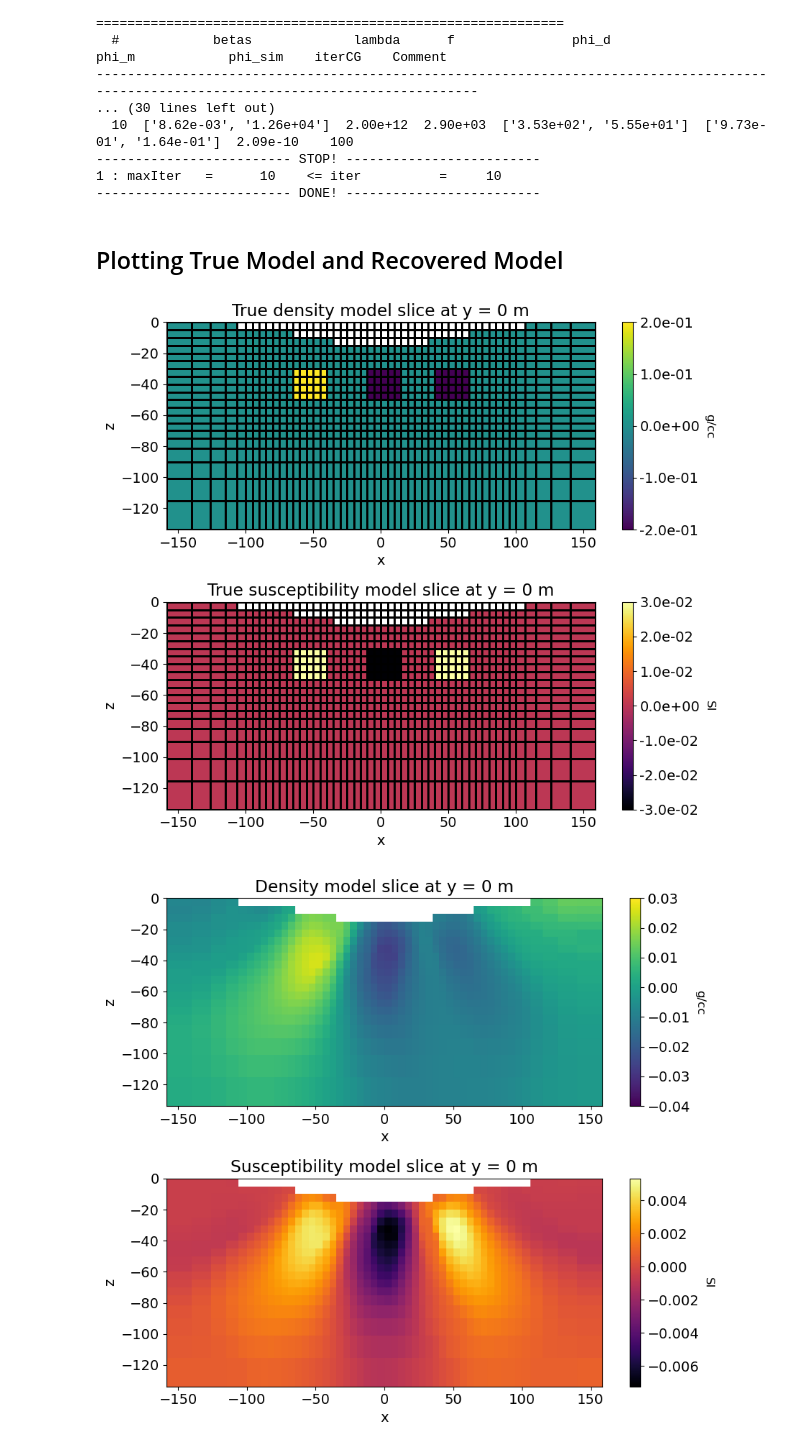
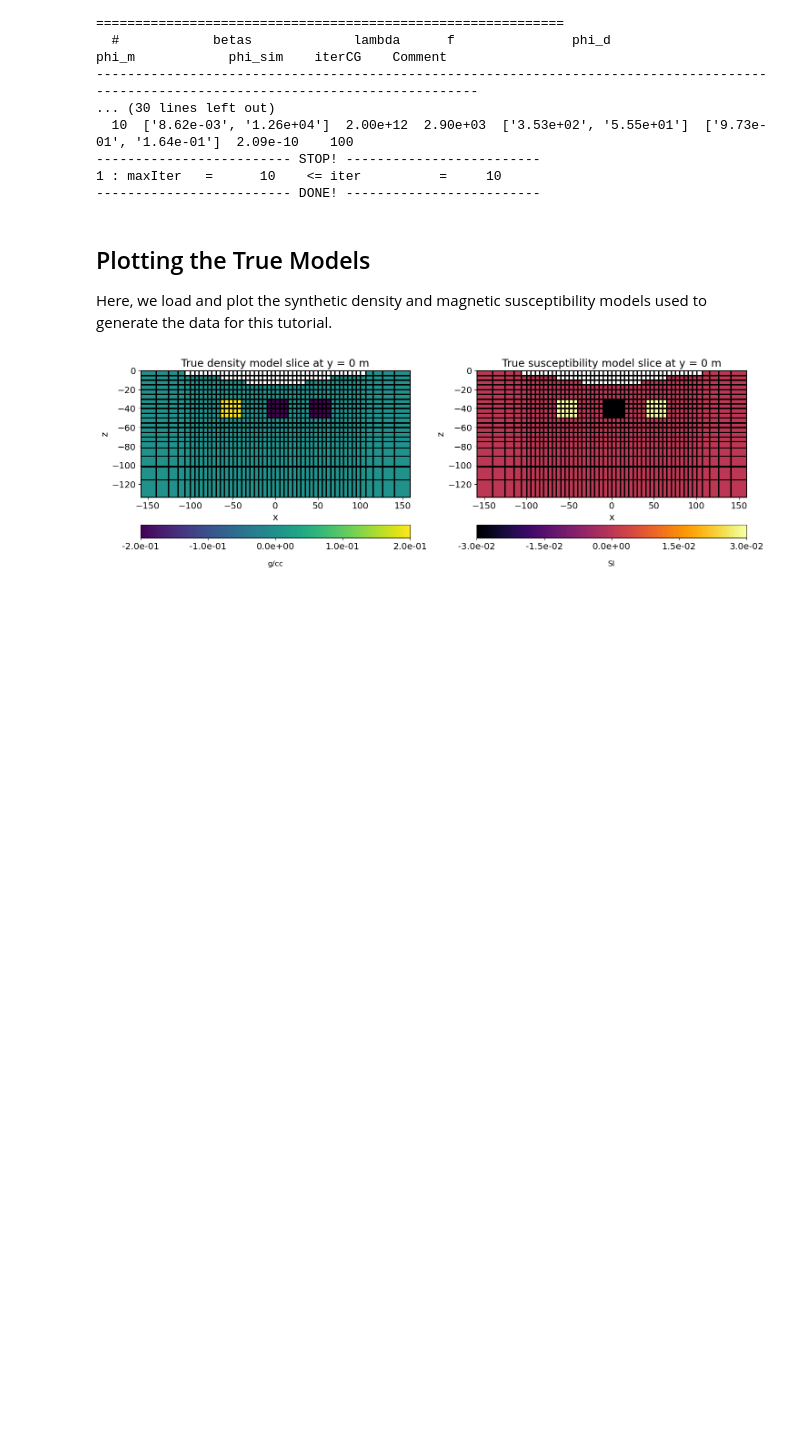
Before and after one commit to simpeg/user-tutorials, a Jupyter notebook: notebooks/11-joint-inversion/inv_1_cross_gradient.ipynb, the cells around one changed output. Saved outputs shown, nothing was run; the diff lists cells and outputs as text; code cells hidden in the pictures; blank space fills up the shorter version.

```diff
--- a/notebooks/11-joint-inversion/inv_1_cross_gradient.ipynb
+++ b/notebooks/11-joint-inversion/inv_1_cross_gradient.ipynb
@@ -413,5 +470,8 @@ model has any nan: 0
 ------------------------- STOP! -------------------------
 1 : maxIter   =      10    <= iter          =     10
 ------------------------- DONE! -------------------------
-# %% [markdown]
-## Plotting True Model and Recovered Model
+# %% [markdown]
+## Plotting the True Models
+
+Here, we load and plot the synthetic density and magnetic susceptibility models
+used to generate the data for this tutorial.
@@ -418,59 +484,22 @@ model has any nan: 0
 # %%
-# Load the true model (was defined on the whole mesh) and extract only the
-# values on active cells.
-
-true_model_dens = np.loadtxt(dir_path + "true_model_dens.txt")
-true_model_dens[~ind_active] = np.nan
-
-true_model_susc = np.loadtxt(dir_path + "true_model_susc.txt")
-true_model_susc[~ind_active] = np.nan
-
-# Plot True Model
-fig = plt.figure(figsize=(9, 8))
-ax1 = plt.subplot(211)
+fig = plt.figure(figsize=(15, 5))
+ax1 = plt.subplot(121)
 
 (im,) = mesh.plot_slice(true_model_dens, normal="Y", ax=ax1, grid=True)
 ax1.set_title("True density model slice at y = 0 m")
-cbar = plt.colorbar(im, format="%.1e")
-cbar.set_label("g/cc", rotation=270, labelpad=15, size=12)
+ticks = np.linspace(np.nanmin(true_model_dens), np.nanmax(true_model_dens), 5)
+cbar = plt.colorbar(im, ticks=ticks, orientation="horizontal", format="%.1e")
+cbar.set_label("g/cc", rotation=0, labelpad=15, size=12)
 
-ax2 = plt.subplot(212)
+ax2 = plt.subplot(122)
 (im,) = mesh.plot_slice(
     true_model_susc, normal="Y", ax=ax2, grid=True, pcolor_opts={"cmap": "inferno"}
 )
-
 ax2.set_title("True susceptibility model slice at y = 0 m")
-cbar = plt.colorbar(im, format="%.1e")
-cbar.set_label("SI", rotation=270, labelpad=15, size=12)
+ticks = np.linspace(np.nanmin(true_model_susc), np.nanmax(true_model_susc), 5)
+cbar = plt.colorbar(im, ticks=ticks, orientation="horizontal", format="%.1e")
+cbar.set_label("SI", rotation=0, labelpad=15, size=12)
 plt.tight_layout()
 plt.show()
-
-# Plot Recovered Model
-m_dens_joint, m_susc_joint = wires * recovered_model
-plotting_map = maps.InjectActiveCells(mesh, ind_active, np.nan)
-
-fig = plt.figure(figsize=(9, 8))
-ax1 = plt.subplot(211)
-(im,) = mesh.plot_slice(
-    plotting_map * m_dens_joint,
-    normal="Y",
-    ax=ax1,
-    clim=(-0.04, 0.03),
-)
-ax1.set_title("Density model slice at y = 0 m")
-cbar = plt.colorbar(im)
-cbar.set_label("g/cc", rotation=270, labelpad=15, size=12)
-
-ax2 = plt.subplot(212)
-(im,) = mesh.plot_slice(
-    plotting_map * m_susc_joint, normal="Y", ax=ax2, pcolor_opts={"cmap": "inferno"}
-)
-ax2.set_title("Susceptibility model slice at y = 0 m")
-cbar = plt.colorbar(im)
-cbar.set_label("SI", rotation=270, labelpad=15, size=12)
-
-plt.tight_layout()
-plt.show()
 # %% [output]
-[figure, old version]
+[figure, new version]
-[figure, removed]
```
Also changed, not shown: parts of 41 cells of this notebook.
